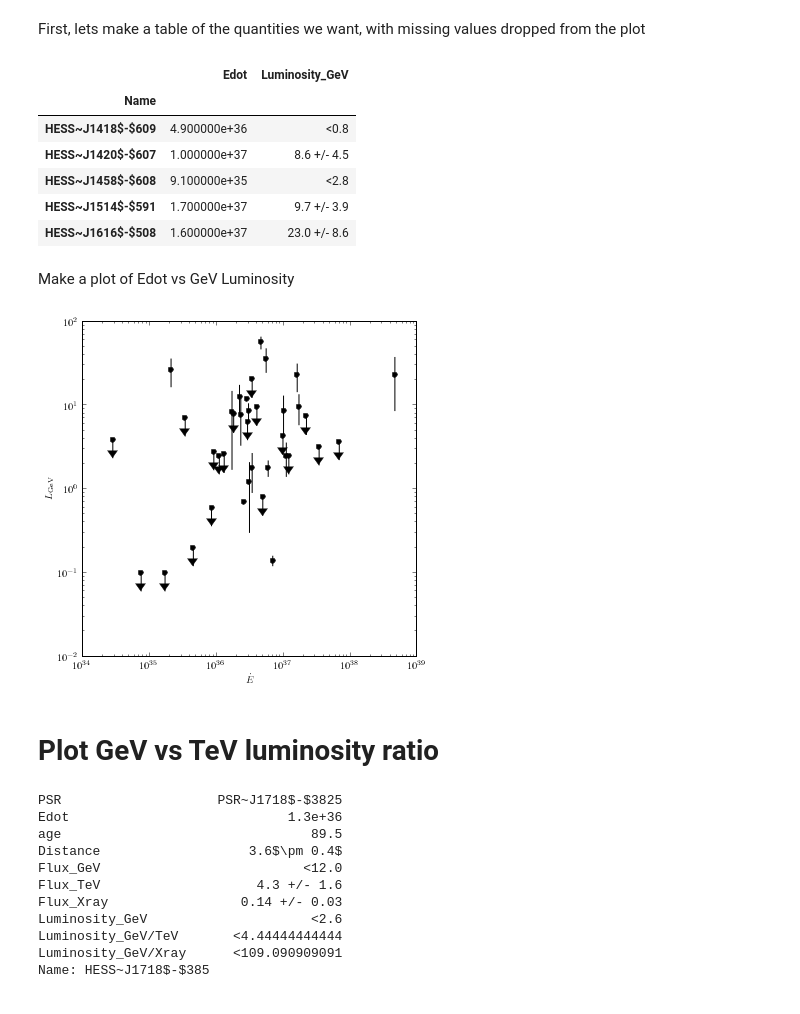
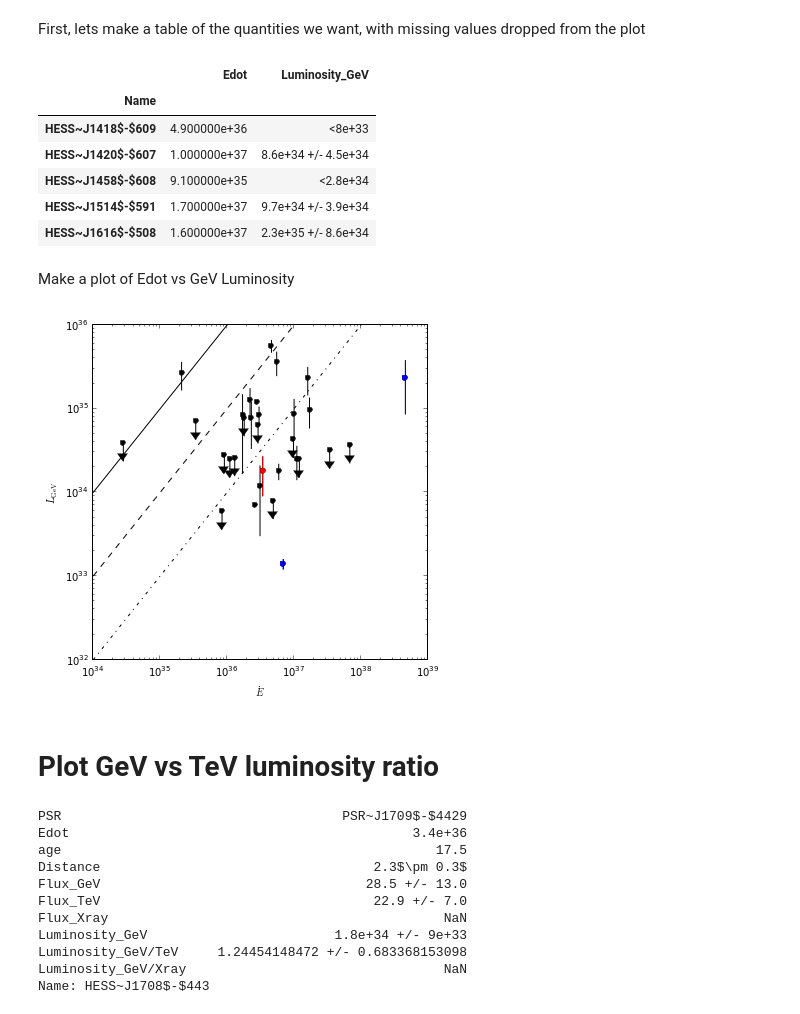
Before and after one commit to joshualande/PhD-Thesis, a Jupyter notebook: chapters/population_study/data/04-03-2013 - PWN Population.ipynb, the cells around one changed output. Cells and saved outputs as stored; diff of their text form; code cells hidden in the pictures.

```diff
--- a/chapters/population_study/data/04-03-2013 - PWN Population.ipynb
+++ b/chapters/population_study/data/04-03-2013 - PWN Population.ipynb
@@ -63,6 +54,8 @@ df.ix[:5]
 from lande.datapoints import DataPoint, Detection, UpperLimit
 for i in ['Flux_GeV','Flux_TeV','Flux_Xray','Luminosity_GeV']:
     df[i] = df[i].map(lambda x: DataPoint.from_string(x), na_action='ignore')
+# %%
+df['Luminosity_GeV']*=10.**34
 # %% [markdown]
 Now, the final data is in the right format
 # %%
@@ -113,57 +106,73 @@ l.ix[10:15]
 # %% [output]
 |  | Edot | Luminosity_GeV |
 | Name |  |  |
-| HESS~J1418$-$609 | 4.900000e+36 | <0.8 |
-| HESS~J1420$-$607 | 1.000000e+37 | 8.6 +/- 4.5 |
-| HESS~J1458$-$608 | 9.100000e+35 | <2.8 |
-| HESS~J1514$-$591 | 1.700000e+37 | 9.7 +/- 3.9 |
-| HESS~J1616$-$508 | 1.600000e+37 | 23.0 +/- 8.6 |
+| HESS~J1418$-$609 | 4.900000e+36 | <8e+33 |
+| HESS~J1420$-$607 | 1.000000e+37 | 8.6e+34 +/- 4.5e+34 |
+| HESS~J1458$-$608 | 9.100000e+35 | <2.8e+34 |
+| HESS~J1514$-$591 | 1.700000e+37 | 9.7e+34 +/- 3.9e+34 |
+| HESS~J1616$-$508 | 1.600000e+37 | 2.3e+35 +/- 8.6e+34 |
 # %% [markdown]
 Make a plot of Edot vs GeV Luminosity
 # %%
 from lande.utilities.pubplot import set_latex_defaults
 set_latex_defaults()
 # %%
-
-
 Edot=l['Edot'].values
 luim=l['Luminosity_GeV'].values
-
-
-#from lande.utilities.pubplot import *
+names = l.index.values
 
 
 fig=figure(None, (6,6))
 axes=fig.add_subplot(111)
 xlim(1e34,1e39)
 axes.set_xscale('log')
 axes.set_yscale('log')
 axes.set_ylabel(r'$L_\mathrm{GeV}$')
 axes.set_xlabel('$\dot E$')
 
 from lande.datapoints import plot
-plot(Edot,luim, axes=axes, marker='.', color='black', markersize=10)
+def myplot(cut, **mykwargs):
+    kwargs=dict(marker='.', color='black', markersize=10)
+    kwargs.update(mykwargs)
+    plot(Edot[cut],luim[cut], axes=axes, **kwargs)
+
+myplot(cut=np.ones_like(names).astype(bool), color='black')
+myplot(cut=(names=='Vela$-$X'), color='blue')
+myplot(cut=(names=='Crab'), color='blue')
+myplot(cut=(names=='HESS~J1708$-$443'), color='red')
+
+def myplot(factor, **mykwargs):
+    kwargs=dict(color='black')
+    kwargs.update(mykwargs)
+    pylab.plot([10**34,10**39],[10**34/factor,10**39/factor], **kwargs)
+
+myplot(1, linestyle='-')
+myplot(10, linestyle='--')
+myplot(100, linestyle='-.')
+
+xlim(10.**34,10.**39)
+ylim(10.**32,10.**36)
 savefig('pwn_luminosity_vs_edot.pdf')
 # %% [output]
-[figure, old version]
+[figure, new version]
 # %% [markdown]
 # Plot GeV vs TeV luminosity ratio
 # %%
-#l=df[['Flux_GeV','Flux_TeV','Luminosity_GeV/TeV','Edot','age']].dropna()
+l=df[['Flux_GeV','Flux_TeV','Luminosity_GeV','Luminosity_GeV/TeV','Edot','age']].dropna()
 
 #l.ix['Vela~X']
 #l.ix['Vela$-$X']
-df.ix['HESS~J1718$-$385']
+df.ix['HESS~J1708$-$443']
 # %% [output]
-PSR                    PSR~J1718$-$3825
-Edot                            1.3e+36
-age                                89.5
-Distance                   3.6$\pm 0.4$
-Flux_GeV                          <12.0
-Flux_TeV                    4.3 +/- 1.6
-Flux_Xray                 0.14 +/- 0.03
-Luminosity_GeV                     <2.6
-Luminosity_GeV/TeV       <4.44444444444
-Luminosity_GeV/Xray      <109.090909091
-Name: HESS~J1718$-$385
+PSR                                    PSR~J1709$-$4429
+Edot                                            3.4e+36
+age                                                17.5
+Distance                                   2.3$\pm 0.3$
+Flux_GeV                                  28.5 +/- 13.0
+Flux_TeV                                   22.9 +/- 7.0
+Flux_Xray                                           NaN
+Luminosity_GeV                        1.8e+34 +/- 9e+33
+Luminosity_GeV/TeV     1.24454148472 +/- 0.683368153098
+Luminosity_GeV/Xray                                 NaN
+Name: HESS~J1708$-$443
 # %%
```
Also changed, not shown: parts of 6 cells of this notebook, 1 other file.
